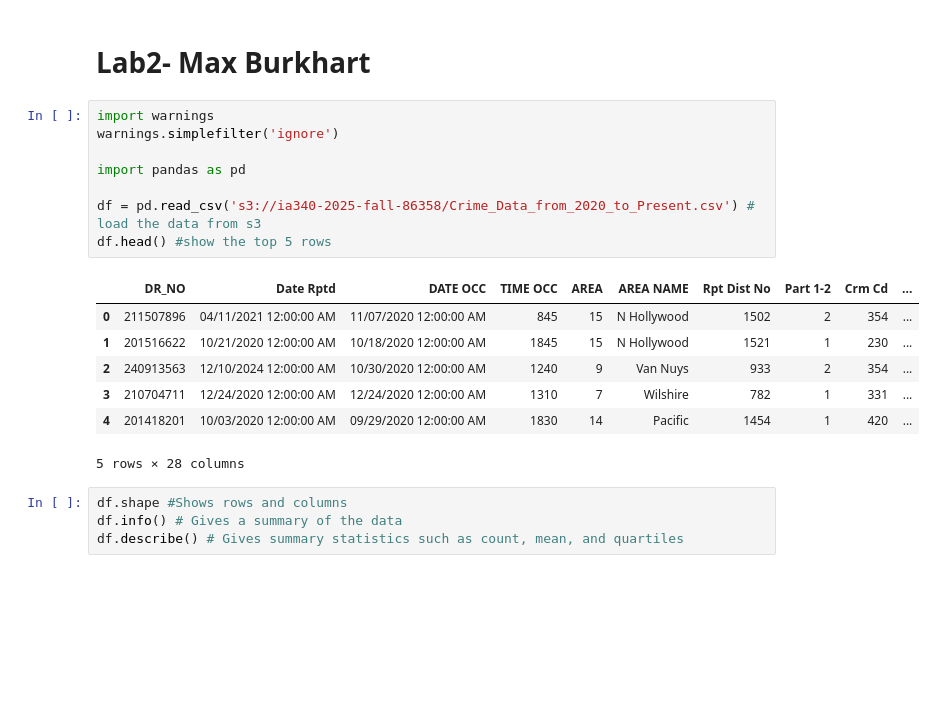
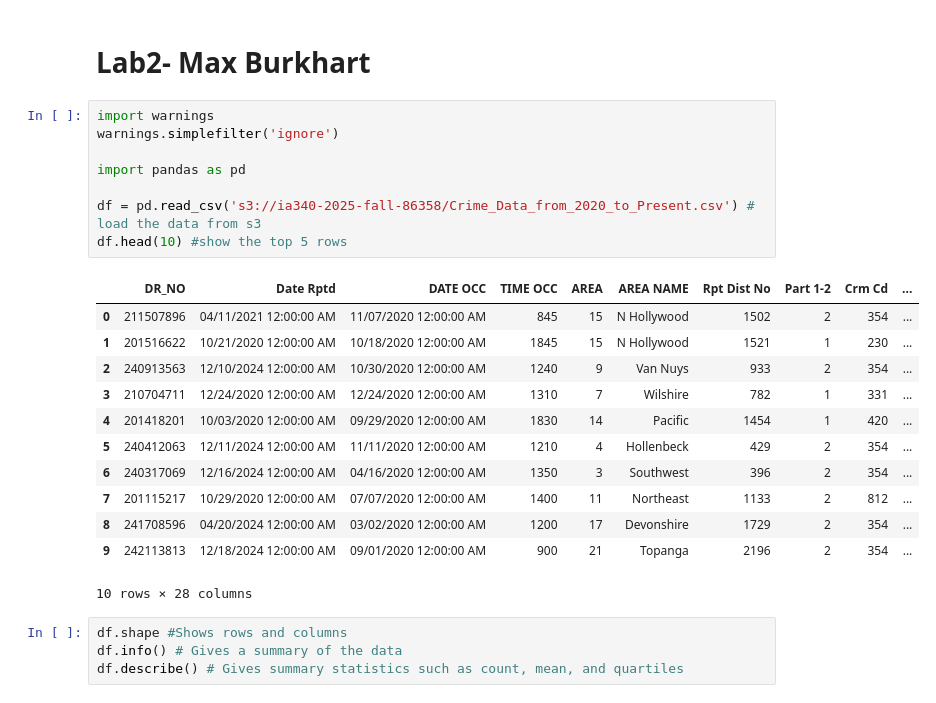
Before and after one commit to MaxBurkhart-IA/IA-340, a Jupyter notebook: Lab-2.ipynb, the cells around one changed output. Cells and saved outputs as stored; diff of their text form; blank space fills up the shorter version.

```diff
--- a/Lab-2.ipynb
+++ b/Lab-2.ipynb
@@ -3,19 +3,24 @@
 # %%
 import warnings
 warnings.simplefilter('ignore')
 
 import pandas as pd
 
 df = pd.read_csv('s3://ia340-2025-fall-86358/Crime_Data_from_2020_to_Present.csv') # load the data from s3
-df.head() #show the top 5 rows
+df.head(10) #show the top 5 rows
 # %% [output]
 |  | DR_NO | Date Rptd | DATE OCC | TIME OCC | AREA | AREA NAME | Rpt Dist No | Part 1-2 | Crm Cd | ... |
 | 0 | 211507896 | 04/11/2021 12:00:00 AM | 11/07/2020 12:00:00 AM | 845 | 15 | N Hollywood | 1502 | 2 | 354 | ... |
 | 1 | 201516622 | 10/21/2020 12:00:00 AM | 10/18/2020 12:00:00 AM | 1845 | 15 | N Hollywood | 1521 | 1 | 230 | ... |
 | 2 | 240913563 | 12/10/2024 12:00:00 AM | 10/30/2020 12:00:00 AM | 1240 | 9 | Van Nuys | 933 | 2 | 354 | ... |
 | 3 | 210704711 | 12/24/2020 12:00:00 AM | 12/24/2020 12:00:00 AM | 1310 | 7 | Wilshire | 782 | 1 | 331 | ... |
 | 4 | 201418201 | 10/03/2020 12:00:00 AM | 09/29/2020 12:00:00 AM | 1830 | 14 | Pacific | 1454 | 1 | 420 | ... |
+| 5 | 240412063 | 12/11/2024 12:00:00 AM | 11/11/2020 12:00:00 AM | 1210 | 4 | Hollenbeck | 429 | 2 | 354 | ... |
+| 6 | 240317069 | 12/16/2024 12:00:00 AM | 04/16/2020 12:00:00 AM | 1350 | 3 | Southwest | 396 | 2 | 354 | ... |
+| 7 | 201115217 | 10/29/2020 12:00:00 AM | 07/07/2020 12:00:00 AM | 1400 | 11 | Northeast | 1133 | 2 | 812 | ... |
+| 8 | 241708596 | 04/20/2024 12:00:00 AM | 03/02/2020 12:00:00 AM | 1200 | 17 | Devonshire | 1729 | 2 | 354 | ... |
+| 9 | 242113813 | 12/18/2024 12:00:00 AM | 09/01/2020 12:00:00 AM | 900 | 21 | Topanga | 2196 | 2 | 354 | ... |
-5 rows × 28 columns
+10 rows × 28 columns
 # %%
 df.shape #Shows rows and columns
 df.info() # Gives a summary of the data
```
Also changed, not shown: parts of 5 cells of this notebook.
